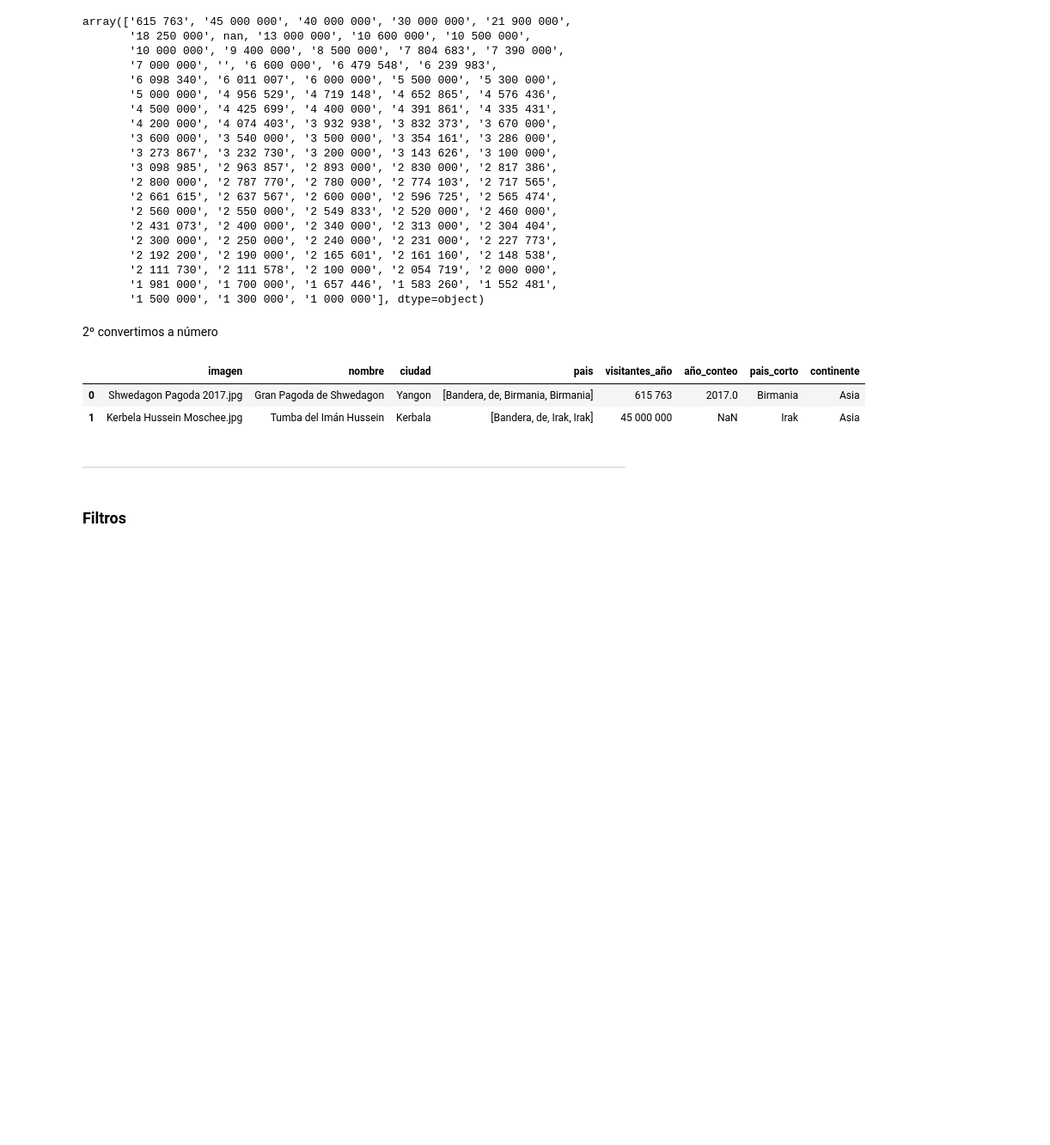
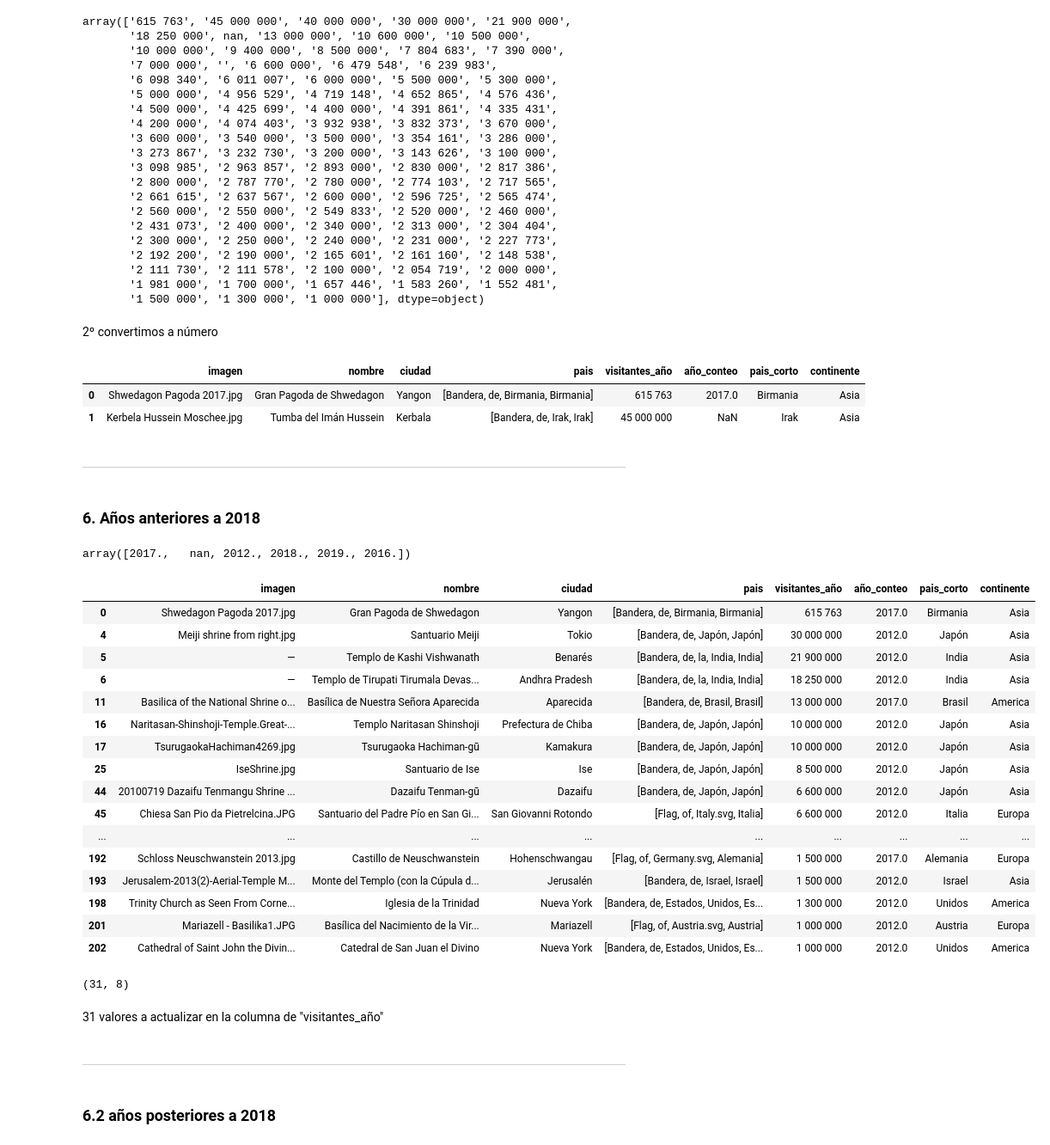
Before and after one commit to Adalab/Da-promo-c-modulo-3-sprint-2-Judith_Mina, a Jupyter notebook: Monumentos.ipynb, the cells around one changed output. Shown: that part at 86% size. Saved outputs shown, nothing was run; the diff lists cells and outputs as text; code cells hidden in the pictures; blank space fills up the shorter version.

Commit message:
filtro años anterioress

```diff
--- a/Monumentos.ipynb
+++ b/Monumentos.ipynb
@@ -291,5 +287,43 @@ df.head(2)
 | 1 | Kerbela Hussein Moschee.jpg | Tumba del Imán Hussein | Kerbala | [Bandera, de, Irak, Irak] | 45 000 000 | NaN | Irak | Asia |
 # %% [markdown]
 ______
-# %% [markdown]
-### Filtros
+# %% [markdown]
+### 6. Años anteriores a 2018
+# %%
+df["año_conteo"].unique()
+# %% [output]
+array([2017.,   nan, 2012., 2018., 2019., 2016.])
+# %%
+lista_años = [2012 ,2016 , 2017]
+
+df_anteriores = df[df["año_conteo"].isin(lista_años) ]
+# %%
+df_anteriores
+# %% [output]
+|  | imagen | nombre | ciudad | pais | visitantes_año | año_conteo | pais_corto | continente |
+| 0 | Shwedagon Pagoda 2017.jpg | Gran Pagoda de Shwedagon | Yangon | [Bandera, de, Birmania, Birmania] | 615 763 | 2017.0 | Birmania | Asia |
+| 4 | Meiji shrine from right.jpg | Santuario Meiji | Tokio | [Bandera, de, Japón, Japón] | 30 000 000 | 2012.0 | Japón | Asia |
+| 5 | — | Templo de Kashi Vishwanath | Benarés | [Bandera, de, la, India, India] | 21 900 000 | 2012.0 | India | Asia |
+| 6 | — | Templo de Tirupati Tirumala Devas... | Andhra Pradesh | [Bandera, de, la, India, India] | 18 250 000 | 2012.0 | India | Asia |
+| 11 | Basilica of the National Shrine o... | Basílica de Nuestra Señora Aparecida | Aparecida | [Bandera, de, Brasil, Brasil] | 13 000 000 | 2017.0 | Brasil | America |
+| 16 | Naritasan-Shinshoji-Temple.Great-... | Templo Naritasan Shinshoji | Prefectura de Chiba | [Bandera, de, Japón, Japón] | 10 000 000 | 2012.0 | Japón | Asia |
+| 17 | TsurugaokaHachiman4269.jpg | Tsurugaoka Hachiman-gū | Kamakura | [Bandera, de, Japón, Japón] | 10 000 000 | 2012.0 | Japón | Asia |
+| 25 | IseShrine.jpg | Santuario de Ise | Ise | [Bandera, de, Japón, Japón] | 8 500 000 | 2012.0 | Japón | Asia |
+| 44 | 20100719 Dazaifu Tenmangu Shrine ... | Dazaifu Tenman-gū | Dazaifu | [Bandera, de, Japón, Japón] | 6 600 000 | 2012.0 | Japón | Asia |
+| 45 | Chiesa San Pio da Pietrelcina.JPG | Santuario del Padre Pío en San Gi... | San Giovanni Rotondo | [Flag, of, Italy.svg, Italia] | 6 600 000 | 2012.0 | Italia | Europa |
+| ... | ... | ... | ... | ... | ... | ... | ... | ... |
+| 192 | Schloss Neuschwanstein 2013.jpg | Castillo de Neuschwanstein | Hohenschwangau | [Flag, of, Germany.svg, Alemania] | 1 500 000 | 2017.0 | Alemania | Europa |
+| 193 | Jerusalem-2013(2)-Aerial-Temple M... | Monte del Templo (con la Cúpula d... | Jerusalén | [Bandera, de, Israel, Israel] | 1 500 000 | 2012.0 | Israel | Asia |
+| 198 | Trinity Church as Seen From Corne... | Iglesia de la Trinidad | Nueva York | [Bandera, de, Estados, Unidos, Es... | 1 300 000 | 2012.0 | Unidos | America |
+| 201 | Mariazell - Basilika1.JPG | Basílica del Nacimiento de la Vir... | Mariazell | [Flag, of, Austria.svg, Austria] | 1 000 000 | 2012.0 | Austria | Europa |
+| 202 | Cathedral of Saint John the Divin... | Catedral de San Juan el Divino | Nueva York | [Bandera, de, Estados, Unidos, Es... | 1 000 000 | 2012.0 | Unidos | America |
+# %%
+df_anteriores.shape
+# %% [output]
+(31, 8)
+# %% [markdown]
+31 valores a actualizar en la columna de "visitantes_año"
+# %% [markdown]
+__________
+# %% [markdown]
+### 6.2 años posteriores a 2018
```
Also changed, not shown: parts of 9 cells of this notebook.
